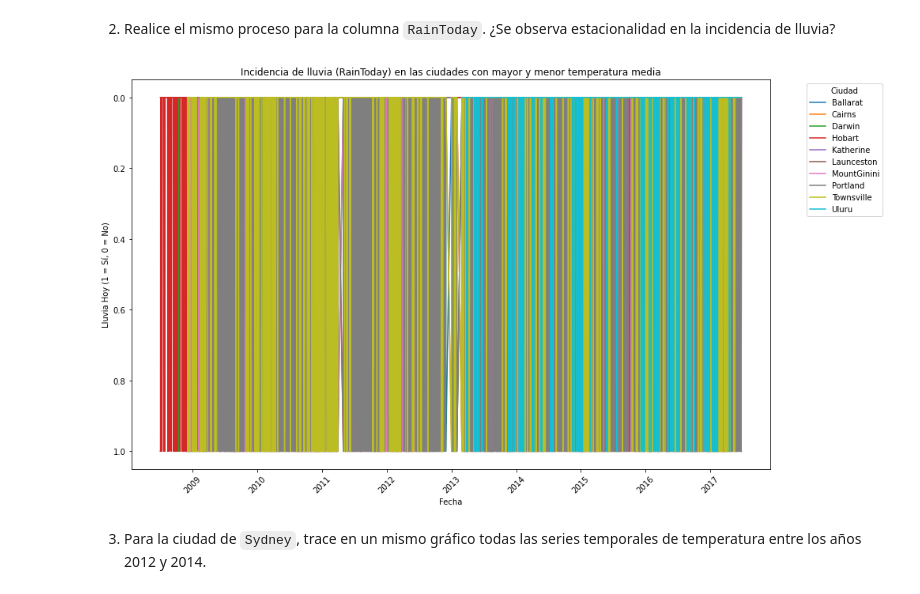
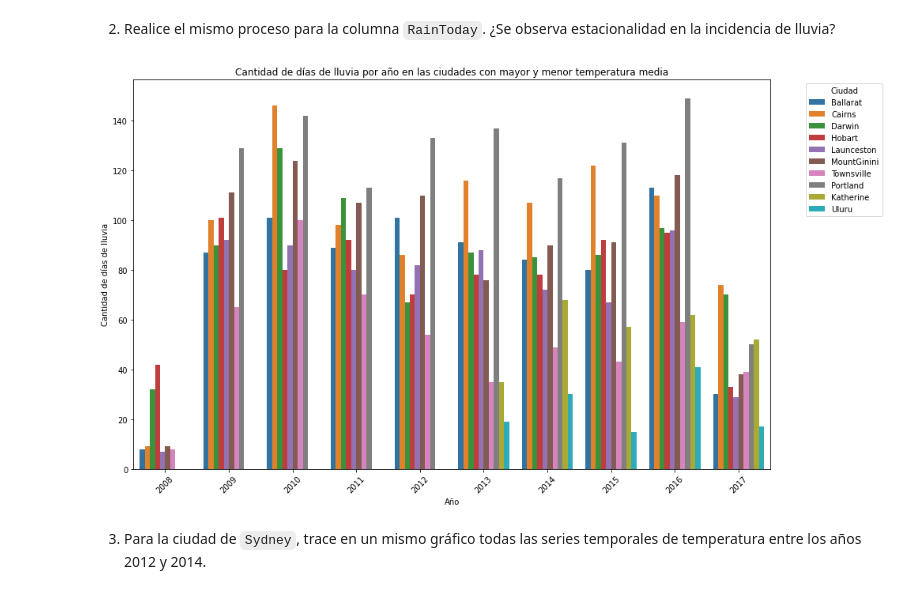
Before and after one commit to Facuu13/apa, a Jupyter notebook: Tp1/Tp1.ipynb, the cells around one changed output. Saved outputs shown, nothing was run; the diff lists cells and outputs as text; code cells hidden in the pictures.

Commit message:
se corrigio el grafico del ejercicio 2 de visualizacion de datos

```diff
--- a/Tp1/Tp1.ipynb
+++ b/Tp1/Tp1.ipynb
@@ -520,23 +520,29 @@ plt.show()
 # %%
 # Filtrar el DataFrame original para incluir solo las ciudades de interés
 df_top_10_rain = df[df['Location'].isin(top_ciudades)]
 
+# Crear una columna de año
+df_top_10.loc[:, 'Year'] = df_top_10['Date'].dt.year
+
+# Contar la cantidad de días de lluvia por año para cada ciudad
+rain_count_yearly = df_top_10[df_top_10['RainToday'] == 1].groupby(['Location', 'Year']).size().reset_index(name='RainDays')
+
 # Crear el gráfico
 plt.figure(figsize=(14, 8))
-sns.lineplot(data=df_top_10_rain, x='Date', y='RainToday', hue='Location', palette='tab10')
+sns.barplot(data=rain_count_yearly, x='Year', y='RainDays', hue='Location', palette='tab10')
 
 # Configurar el gráfico
-plt.title('Incidencia de lluvia (RainToday) en las ciudades con mayor y menor temperatura media')
-plt.xlabel('Fecha')
-plt.ylabel('Lluvia Hoy (1 = Sí, 0 = No)')
+plt.title('Cantidad de días de lluvia por año en las ciudades con mayor y menor temperatura media')
+plt.xlabel('Año')
+plt.ylabel('Cantidad de días de lluvia')
 plt.legend(title='Ciudad', bbox_to_anchor=(1.05, 1), loc='upper left')
 plt.xticks(rotation=45)
 plt.tight_layout()
 
 # Mostrar el gráfico
 plt.show()
 # %% [output]
-[figure, old version]
+[figure, new version]
 # %% [markdown]
 3. Para la ciudad de `Sydney`, trace en un mismo gráfico todas las series temporales de temperatura entre los años 2012
 y 2014.
```
